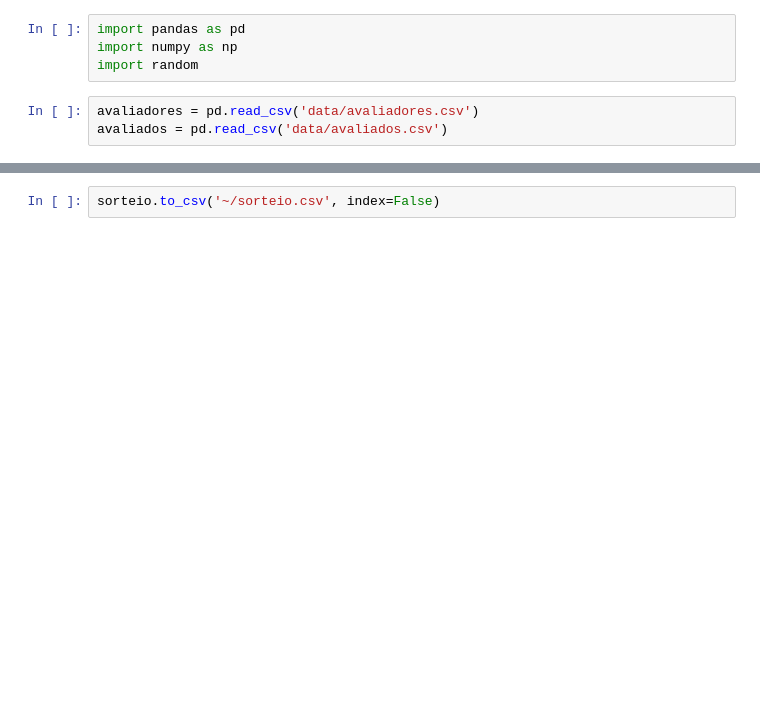
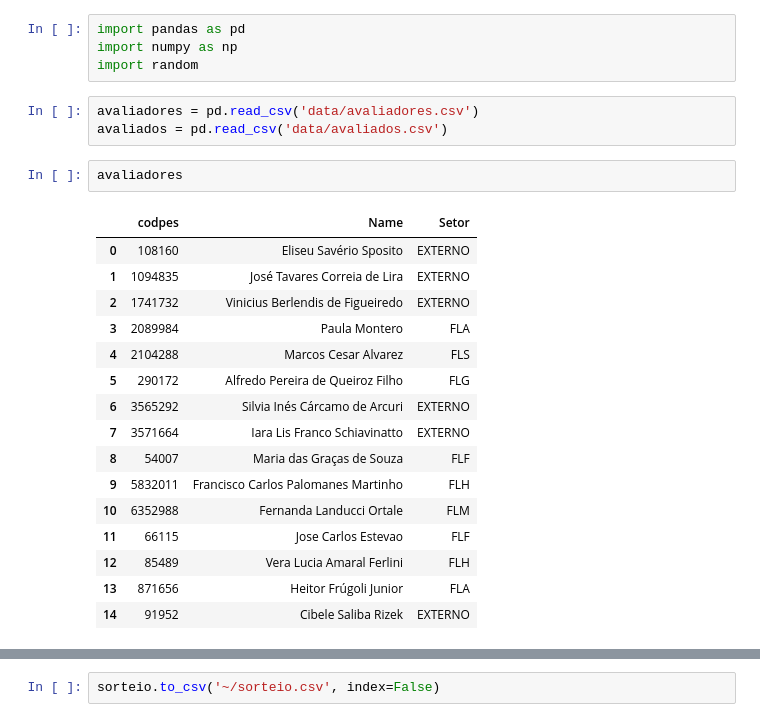
Before and after one commit to thiagogomesverissimo/notebooks, a Jupyter notebook: sorteio.ipynb, the cells around one changed output, grey strips where cells are left out. Cells and saved outputs as stored; diff of their text form; blank space fills up the shorter version.

```diff
--- a/sorteio.ipynb
+++ b/sorteio.ipynb
@@ -5,6 +19,25 @@ import random
 # %%
 avaliadores = pd.read_csv('data/avaliadores.csv')
 avaliados = pd.read_csv('data/avaliados.csv')
+# %%
+avaliadores
+# %% [output]
+|  | codpes | Name | Setor |
+| 0 | 108160 | Eliseu Savério Sposito | EXTERNO |
+| 1 | 1094835 | José Tavares Correia de Lira | EXTERNO |
+| 2 | 1741732 | Vinicius Berlendis de Figueiredo | EXTERNO |
+| 3 | 2089984 | Paula Montero | FLA |
+| 4 | 2104288 | Marcos Cesar Alvarez | FLS |
+| 5 | 290172 | Alfredo Pereira de Queiroz Filho | FLG |
+| 6 | 3565292 | Silvia Inés Cárcamo de Arcuri | EXTERNO |
+| 7 | 3571664 | Iara Lis Franco Schiavinatto | EXTERNO |
+| 8 | 54007 | Maria das Graças de Souza | FLF |
+| 9 | 5832011 | Francisco Carlos Palomanes Martinho | FLH |
+| 10 | 6352988 | Fernanda Landucci Ortale | FLM |
+| 11 | 66115 | Jose Carlos Estevao | FLF |
+| 12 | 85489 | Vera Lucia Amaral Ferlini | FLH |
+| 13 | 871656 | Heitor Frúgoli Junior | FLA |
+| 14 | 91952 | Cibele Saliba Rizek | EXTERNO |
 # %%
 import pandas as pd
 import random
```
Also changed, not shown: parts of 2 cells of this notebook, 1 other file.
